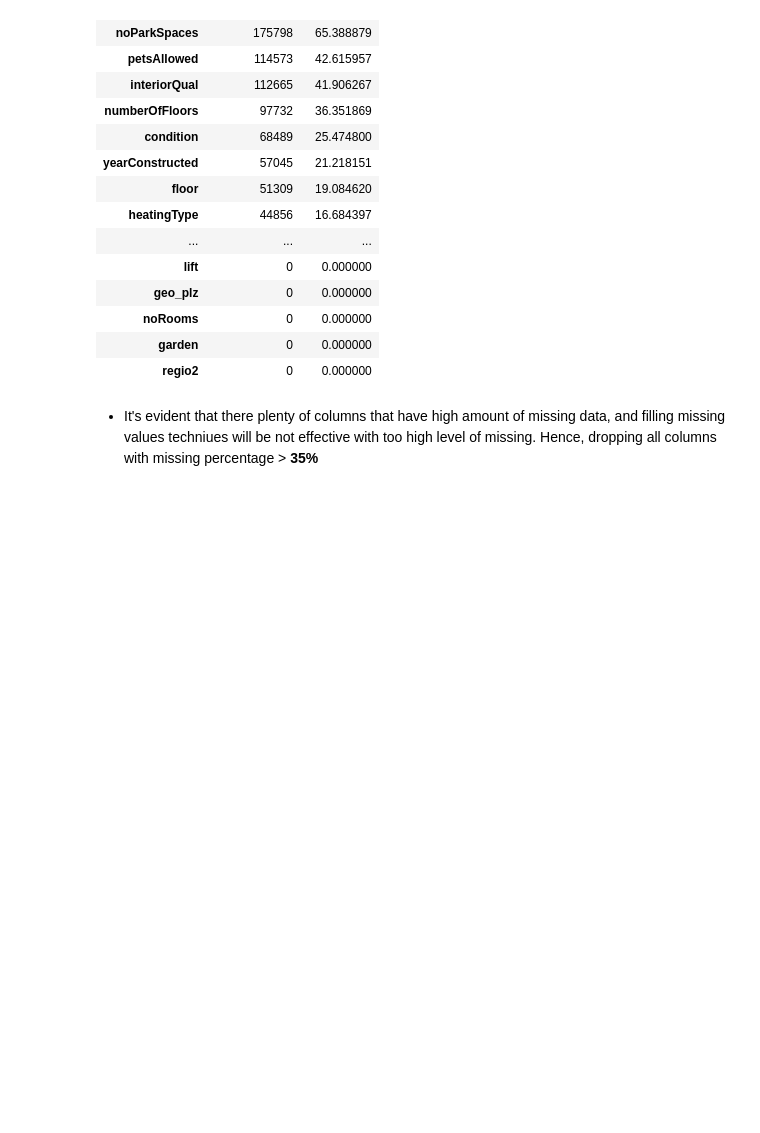
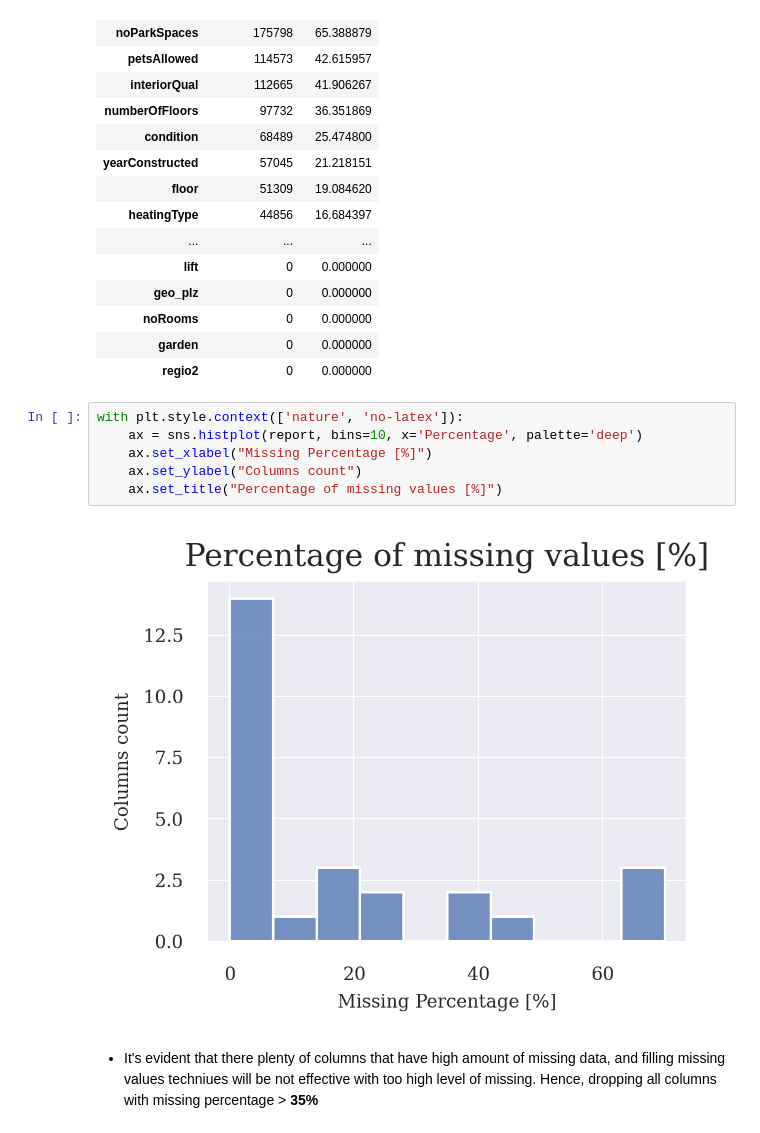
Before and after one commit to chauminhvu/rental-price-forecasting-traditional-vs-multimodal, a Jupyter notebook: notebooks/01-data-processing.ipynb, the cells around one changed output. Cells and saved outputs as stored; diff of their text form; blank space fills up the shorter version.

```diff
--- a/notebooks/01-data-processing.ipynb
+++ b/notebooks/01-data-processing.ipynb
@@ -140,6 +143,14 @@ report
 | noRooms | 0 | 0.000000 |
 | garden | 0 | 0.000000 |
 | regio2 | 0 | 0.000000 |
+# %%
+with plt.style.context(['nature', 'no-latex']):
+    ax = sns.histplot(report, bins=10, x='Percentage', palette='deep')
+    ax.set_xlabel("Missing Percentage [%]")
+    ax.set_ylabel("Columns count")
+    ax.set_title("Percentage of missing values [%]")
+# %% [output]
+[figure, added]
 # %% [markdown]
 * It's evident that there plenty of columns that have high amount of missing data, and filling missing values techniues will be not effective with too high level of missing. Hence, dropping all columns with missing percentage > **35%**
 # %%
```
Also changed, not shown: parts of 8 cells of this notebook, 12 other files.
